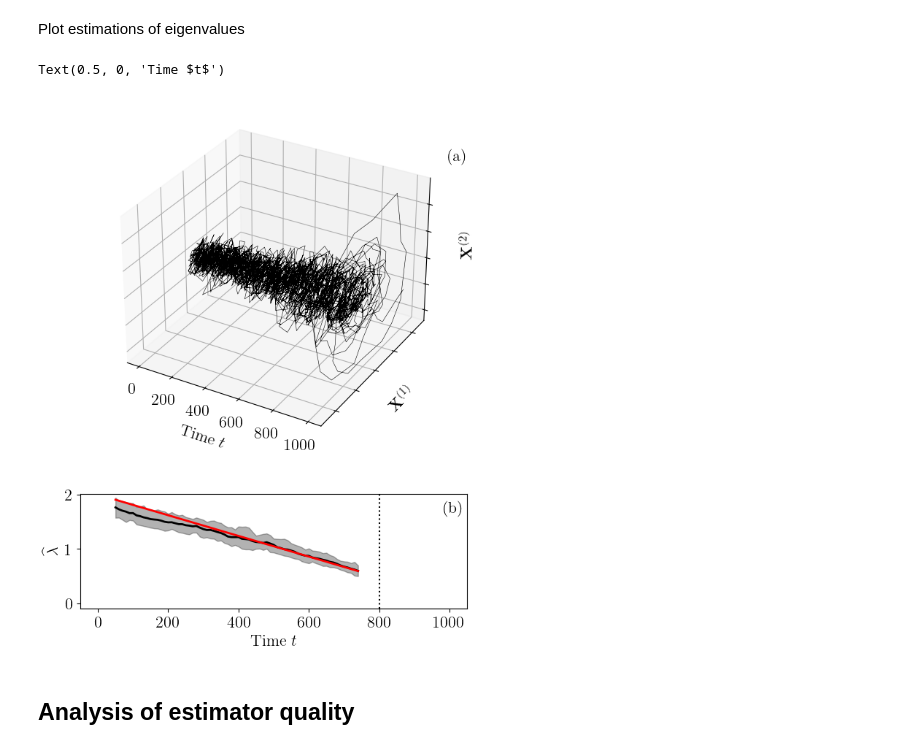
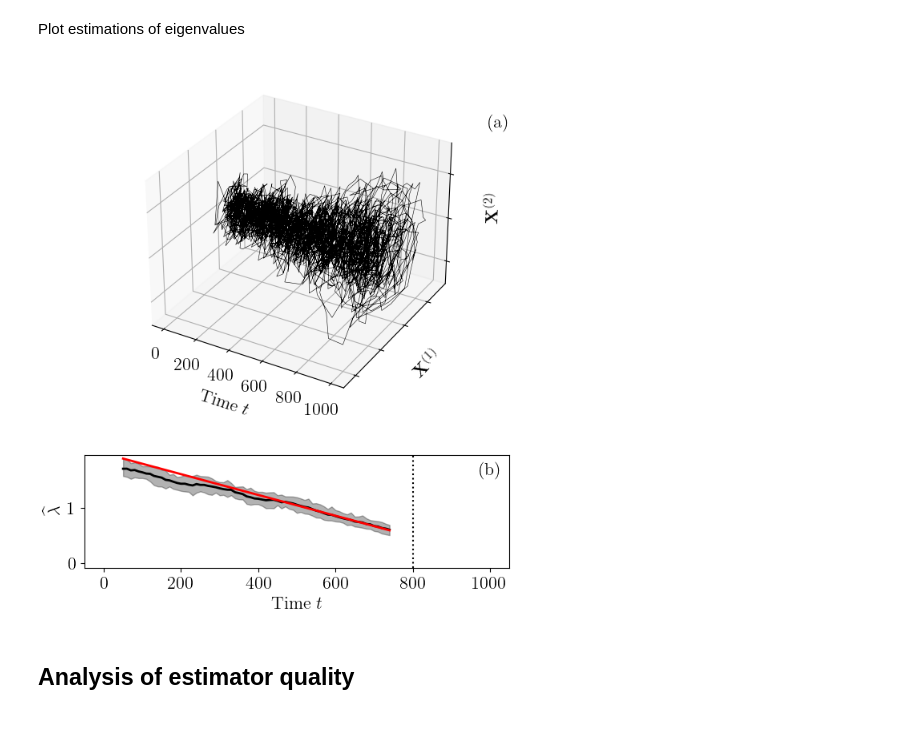
Before and after one commit to andreasmorr/KramersMoyalEWS, a Jupyter notebook: KM_EWS_plots.ipynb, the cells around one changed output. Drawn from its saved outputs; the diff is of its cells as text; code cells hidden in the pictures.

```diff
--- a/KM_EWS_plots.ipynb
+++ b/KM_EWS_plots.ipynb
@@ -596,31 +596,30 @@ upperhopfsampleac1 = np.array([np.sort(hopfsampleac1s[:,j])[round((0.5+confidenc
 # %% [markdown]
 Plot estimations of eigenvalues
 # %%
-fig, [xyplt, eigvalplt] = plt.subplots(nrows=2, ncols=1,figsize=(3.42*2, 4.5*2),gridspec_kw={'height_ratios': [3, 1]})
+fig, [xyplt, eigvalplt] = plt.subplots(nrows=2, ncols=1,figsize=(3.42*2, 4.5*2*0.9),gridspec_kw={'height_ratios': [3, 1]})
 props = dict(edgecolor="none", facecolor='white', alpha=0)
 xyplt.remove()
 xyplt = fig.add_subplot(2,1,1,projection="3d")
 xyplt.plot(plt_tspan[::OneOverDelta_t//3], hopfsamplepaths[0][0][::OneOverDelta_t//3], hopfsamplepaths[0][1][::OneOverDelta_t//3], color = samplecolor, linewidth = samplelinewidth/5)
 xyplt.set_zlabel(r"$\mathbf{X}^{(2)}$")
 xyplt.set_xlabel("\n Time $t$")
 xyplt.set_ylabel(r"$\mathbf{X}^{(1)}$")
 xyplt.set_yticklabels([])
 xyplt.set_zticklabels([])
 eigvalplt.fill_between(range(round(windowsize/OneOverDelta_t / 2), T_measure - round(windowsize/OneOverDelta_t / 2), round(leap/OneOverDelta_t)), lowerhopfsamplelambda[:,0], upperhopfsamplelambda[:,0], color=pcolor, alpha = 0.3)
 eigvalplt.plot(range(round(windowsize/OneOverDelta_t / 2), T_measure - round(windowsize/OneOverDelta_t / 2), round(leap/OneOverDelta_t)), meanhopfsamplelambda[:,0], color = pcolor, linewidth = theolinewidth)
 eigvalplt.plot(range(round(windowsize/OneOverDelta_t / 2), T_measure - round(windowsize/OneOverDelta_t / 2), round(leap/OneOverDelta_t)), [mu(t) for t in range(round(windowsize/OneOverDelta_t / 2), T_measure - round(windowsize/OneOverDelta_t / 2), round(leap/OneOverDelta_t))], color = theocolor, linewidth = theolinewidth)
 eigvalplt.scatter([0,T],[meanhopfsamplelambda[0][0],meanhopfsamplelambda[0][0]],color="white")
 eigvalplt.axvline(T_measure, linestyle = "dotted", color = measurecolor)
 eigvalplt.set_ylabel("$\widehat{\lambda}$")
 eigvalplt.set_ylim(-0.1,eigvalplt.get_ylim()[1])
 eigvalplt.text(0.95, 4, "(a)", transform=eigvalplt.transAxes, verticalalignment='top', bbox=props)
-eigvalplt.text(0.94, 0.94, "(b)", transform=eigvalplt.transAxes, verticalalignment='top', bbox=props)
+eigvalplt.text(0.93, 0.94, "(b)", transform=eigvalplt.transAxes, verticalalignment='top', bbox=props)
 eigvalplt.set_xlabel("Time $t$")
 
-#fig.savefig("Plots/HopfEigVals" + time.strftime("%Y%m%d-%H%M%S") + '.pdf', transparent=True)
+fig.savefig("Plots/HopfEigVals" + time.strftime("%Y%m%d-%H%M%S") + '.pdf', transparent=True)
 # %% [output]
-Text(0.5, 0, 'Time $t$')
-[figure, old version]
+[figure, new version]
 # %% [markdown]
 ## Analysis of estimator quality
 # %% [markdown]
```
Also changed, not shown: 1 other file.
